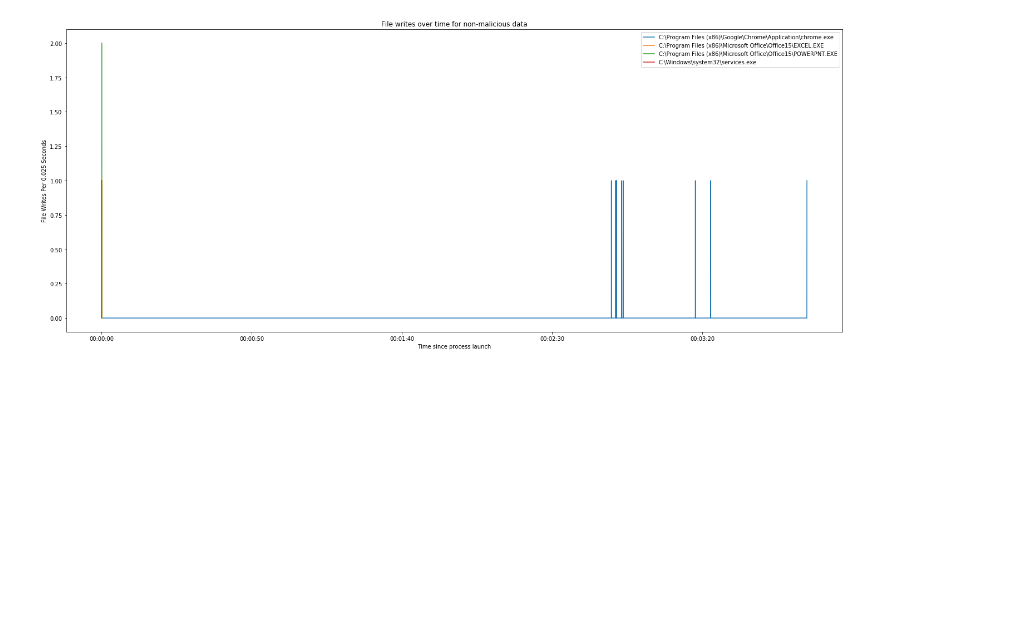
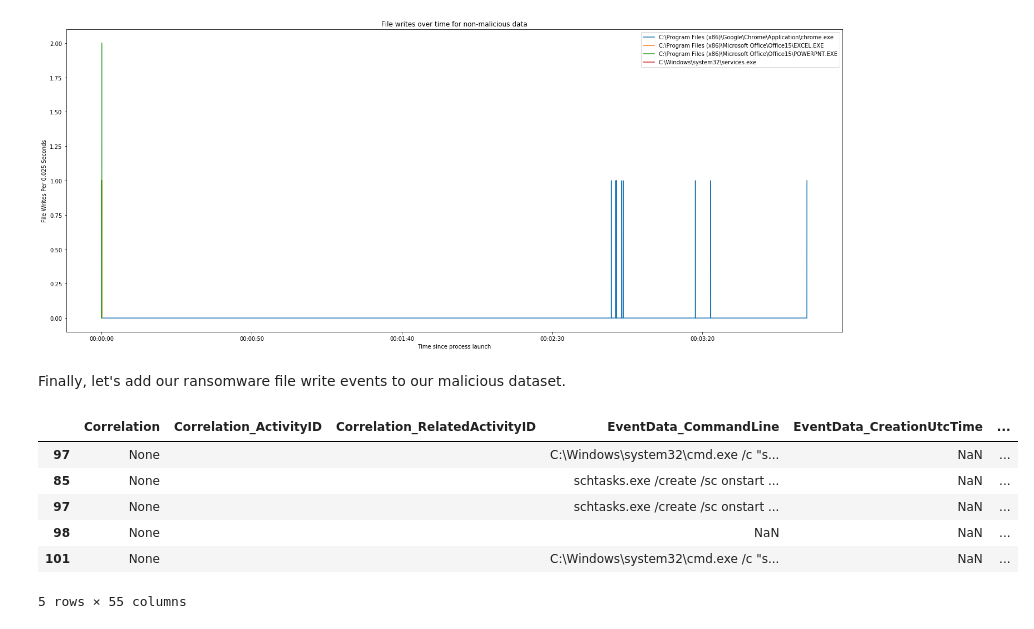
Before and after one commit to ckc5800/detecting_malicious_activity, a Jupyter notebook: ml_csec_applications.ipynb, the cells around one changed output. Drawn from its saved outputs; the diff is of its cells as text; code cells hidden in the pictures; blank space fills up the shorter version.

Commit message:
Start of model creation

```diff
--- a/ml_csec_applications.ipynb
+++ b/ml_csec_applications.ipynb
@@ -1050,3 +1054,22 @@ ax.set_xlabel("Time since process launch")
 plt.show()
 # %% [output]
 [figure]
+# %% [markdown]
+Finally, let's add our ransomware file write events to our malicious dataset.
+# %%
+for frame in ransomware:
+    frame = frame[frame.EventData_TargetFilename.notnull()]
+    rows = frame[frame.EventData_TargetFilename.str.contains("keycrypted")].copy()
+    rows['label'] = 'malware'
+    rows['label_desc'] = "ransomware file writes"
+    malicious.append(rows)
+# %%
+malicious.sample(5)
+# %% [output]
+|  | Correlation | Correlation_ActivityID | Correlation_RelatedActivityID | EventData_CommandLine | EventData_CreationUtcTime | ... |
+| 97 | None |  |  | C:\Windows\system32\cmd.exe /c "s... | NaN | ... |
+| 85 | None |  |  | schtasks.exe /create /sc onstart ... | NaN | ... |
+| 97 | None |  |  | schtasks.exe /create /sc onstart ... | NaN | ... |
+| 98 | None |  |  | NaN | NaN | ... |
+| 101 | None |  |  | C:\Windows\system32\cmd.exe /c "s... | NaN | ... |
+5 rows × 55 columns
```
Also changed, not shown: parts of 9 cells of this notebook.
